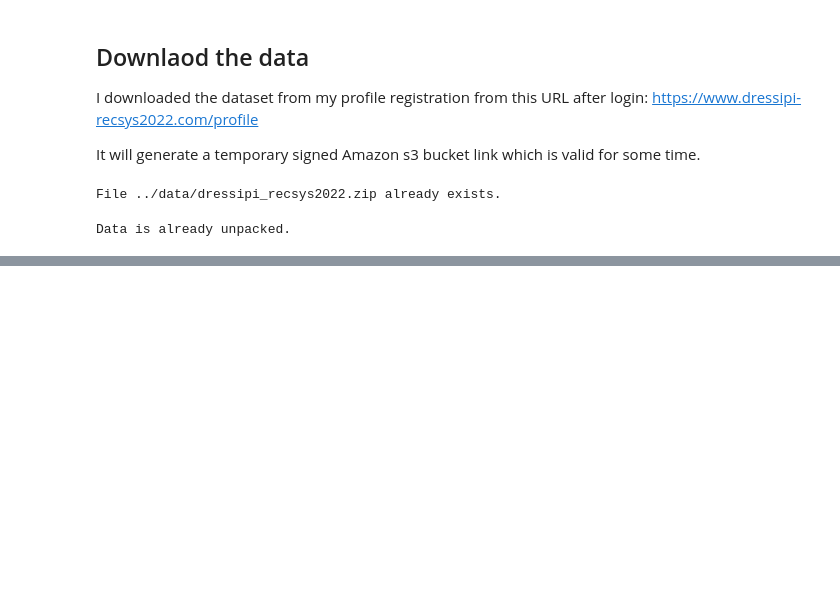
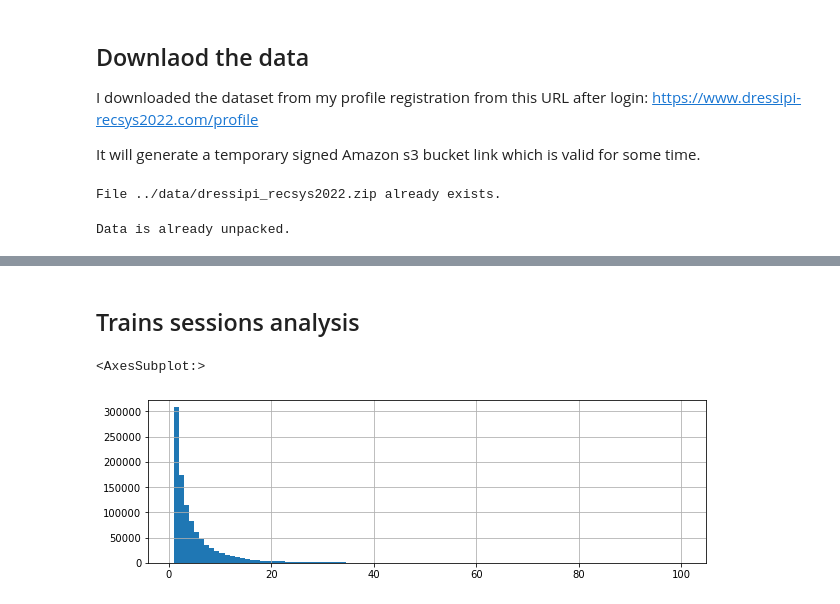
Before and after one commit to borkox/uni-sofia-recsys-dressipi, a Jupyter notebook: notebooks/EDA.ipynb, the cells around one changed output, grey strips where cells are left out. Saved outputs shown, nothing was run; the diff lists cells and outputs as text; code cells hidden in the pictures; blank space fills up the shorter version.

Commit message:
Add more data analysis

```diff
--- a/notebooks/EDA.ipynb
+++ b/notebooks/EDA.ipynb
@@ -141,0 +178,7 @@ candidate_items_df.info() : None
+# %% [markdown]
+## Trains sessions analysis
+# %%
+train_sessions_df['session_id'].value_counts().hist(bins=100, figsize=(10,3))
+# %% [output]
+<AxesSubplot:>
+[figure, added]
```
Also changed, not shown: parts of 15 cells of this notebook.
